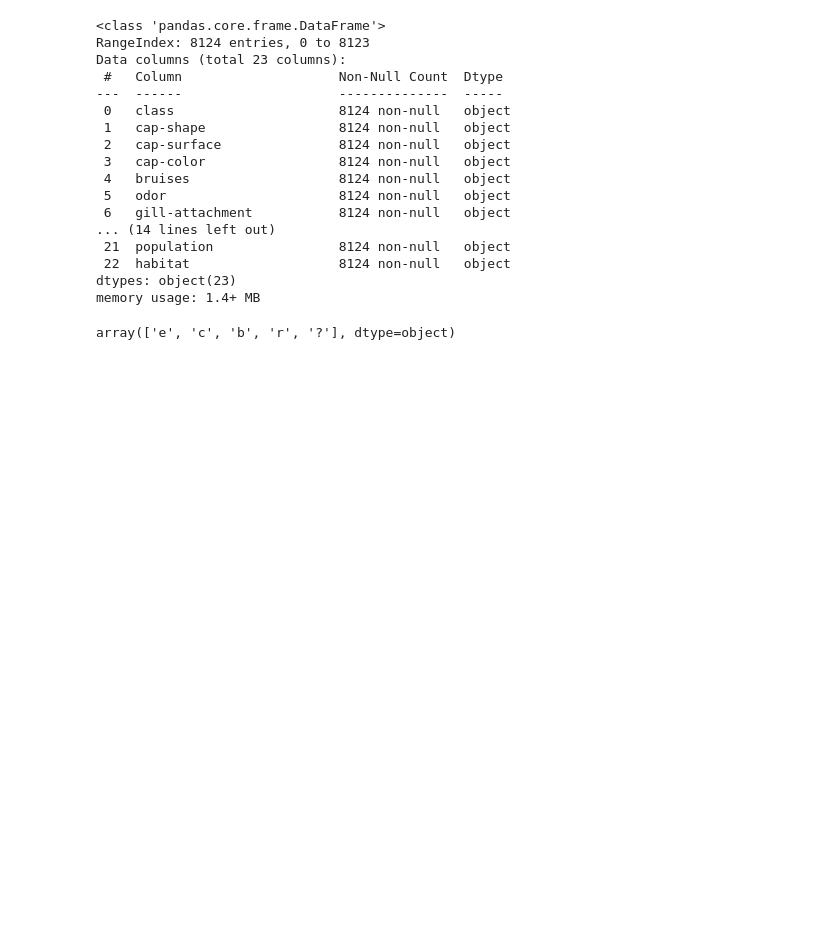
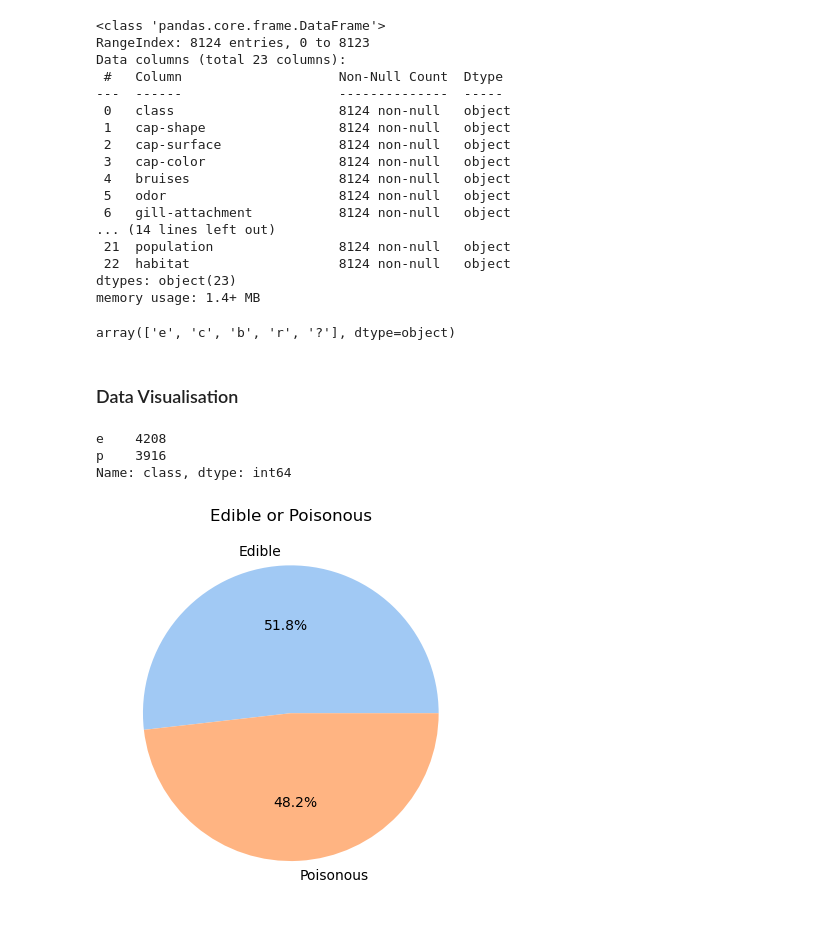
Before and after one commit to usuajiayako/DataScienceWeek8, a Jupyter notebook: supervised_mini_project/mushrooms_analysis.ipynb, the cells around one changed output. Saved outputs shown, nothing was run; the diff lists cells and outputs as text; code cells hidden in the pictures; blank space fills up the shorter version.

Commit message:
finish visualisation

```diff
--- a/supervised_mini_project/mushrooms_analysis.ipynb
+++ b/supervised_mini_project/mushrooms_analysis.ipynb
@@ -101,3 +101,18 @@ memory usage: 1.4+ MB
 data["stalk-root"].unique()
 # %% [output]
 array(['e', 'c', 'b', 'r', '?'], dtype=object)
+# %% [markdown]
+### Data Visualisation
+# %%
+# Edible/Poisonous
+print(data["class"].value_counts())
+
+sns.set_palette("pastel")
+plt.pie(data["class"].value_counts(), labels = ["Edible", "Poisonous"], autopct = "%1.1f%%")
+plt.title("Edible or Poisonous")
+plt.show()
+# %% [output]
+e    4208
+p    3916
+Name: class, dtype: int64
+[figure, added]
```
Also changed, not shown: parts of 5 cells of this notebook.
